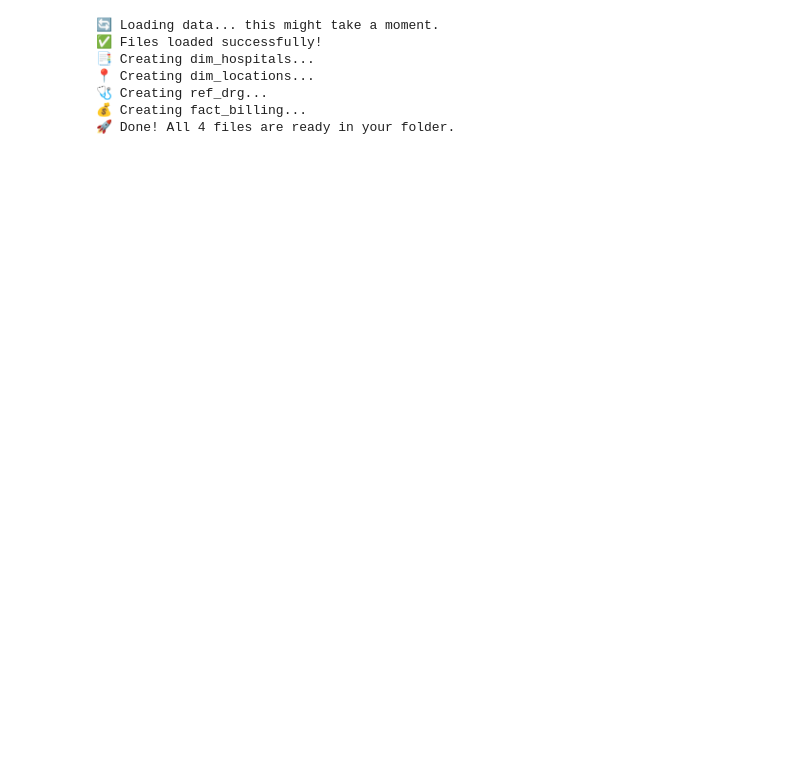
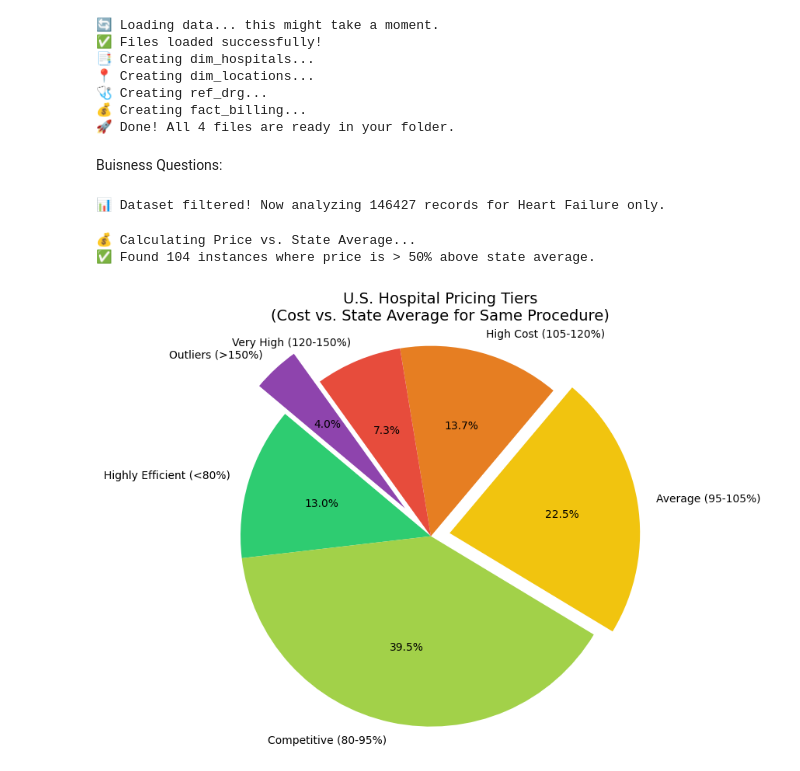
Before and after one commit to SupriyaGiri14/SQL-Miniproject, a Jupyter notebook: Notebook/data_preprocessing.ipynb, the cells around one changed output. Drawn from its saved outputs; the diff is of its cells as text; code cells hidden in the pictures; blank space fills up the shorter version.

```diff
--- a/Notebook/data_preprocessing.ipynb
+++ b/Notebook/data_preprocessing.ipynb
@@ -52,3 +52,79 @@ print("🚀 Done! All 4 files are ready in your folder.")
 🩺 Creating ref_drg...
 💰 Creating fact_billing...
 🚀 Done! All 4 files are ready in your folder.
+# %% [markdown]
+Buisness Questions:
+# %%
+# 1. Focus only on Heart Failure (DRG 291)
+# Tip: Check if your data uses '291' or '291 - HEART FAILURE & SHOCK...'
+particular_drg = '291'
+billing['drg_code'] = billing['drg_code'].astype(str)
+billing = billing[billing['drg_code'].str.contains(particular_drg)].copy()
+
+print(f"📊 Dataset filtered! Now analyzing {len(bill_df)} records for Heart Failure only.")
+# %% [output]
+📊 Dataset filtered! Now analyzing 146427 records for Heart Failure only.
+# %%
+# 4. Create fact_billing with State-Average Analysis
+print("💰 Calculating Price vs. State Average...")
+
+# Step A: Create a temporary map of Facility ID to State
+# We need this because 'billing' doesn't have a 'state' column yet
+state_lookup = locations[['facility_id', 'state']]
+
+# Step B: Merge state into the billing dataframe
+billing_with_state = billing.merge(state_lookup, on='facility_id', how='left')
+
+# Step C: The "Window Function" (AVG() OVER(PARTITION BY state, drg_code))
+# We group by State AND Procedure to ensure we are comparing apples to apples
+billing_with_state['state_drg_avg'] = billing_with_state.groupby(['state', 'drg_code'])['avg_total_payment'].transform('mean')
+
+# Step D: Calculate the Percentage (Hypothesis: > 150% of average)
+billing_with_state['pct_of_state_avg'] = (billing_with_state['avg_total_payment'] / billing_with_state['state_drg_avg']) * 100
+
+# Save the enriched fact table
+billing_with_state.to_csv('../Output_files/billing_analysis.csv', index=False)
+
+# Quick Test: Find the hospitals charging 50% more than their state average
+outliers = billing_with_state[billing_with_state['pct_of_state_avg'] > 150]
+print(f"✅ Found {len(outliers)} instances where price is > 50% above state average.")
+# %% [output]
+💰 Calculating Price vs. State Average...
+✅ Found 104 instances where price is > 50% above state average.
+# %%
+import matplotlib.pyplot as plt
+
+# 1. Merge and Calculate (from previous step)
+state_lookup = locations[['facility_id', 'state']]
+billing_analysis = billing.merge(state_lookup, on='facility_id', how='left')
+billing_analysis['state_drg_avg'] = billing_analysis.groupby(['state', 'drg_code'])['avg_total_payment'].transform('mean')
+billing_analysis['pct_of_state_avg'] = (billing_analysis['avg_total_payment'] / billing_analysis['state_drg_avg']) * 100
+
+# 2. Define the 6 Price Groups (Bins)
+# These represent how much they charge vs. the state average
+bins = [0, 80, 95, 105, 120, 150, 1000]
+labels = [
+    'Highly Efficient (<80%)',
+    'Competitive (80-95%)',
+    'Average (95-105%)',
+    'High Cost (105-120%)',
+    'Very High (120-150%)',
+    'Outliers (>150%)'
+]
+
+# 3. Categorize every record into a group
+billing_analysis['price_tier'] = pd.cut(billing_analysis['pct_of_state_avg'], bins=bins, labels=labels)
+
+# 4. Create the Pie Chart Data
+tier_counts = billing_analysis['price_tier'].value_counts().sort_index()
+
+# 5. Plotting the results
+plt.figure(figsize=(10, 7))
+colors = ['#2ecc71', '#a2d149', '#f1c40f', '#e67e22', '#e74c3c', '#8e44ad'] # Green to Purple
+plt.pie(tier_counts, labels=tier_counts.index, autopct='%1.1f%%', startangle=140, colors=colors, explode=(0,0,0.1,0,0,0.2))
+
+plt.title('U.S. Hospital Pricing Tiers\n(Cost vs. State Average for Same Procedure)', fontsize=14)
+plt.axis('equal')
+plt.show()
+# %% [output]
+[figure, added]
```
Also changed, not shown: parts of 10 cells of this notebook, 1 other file.
